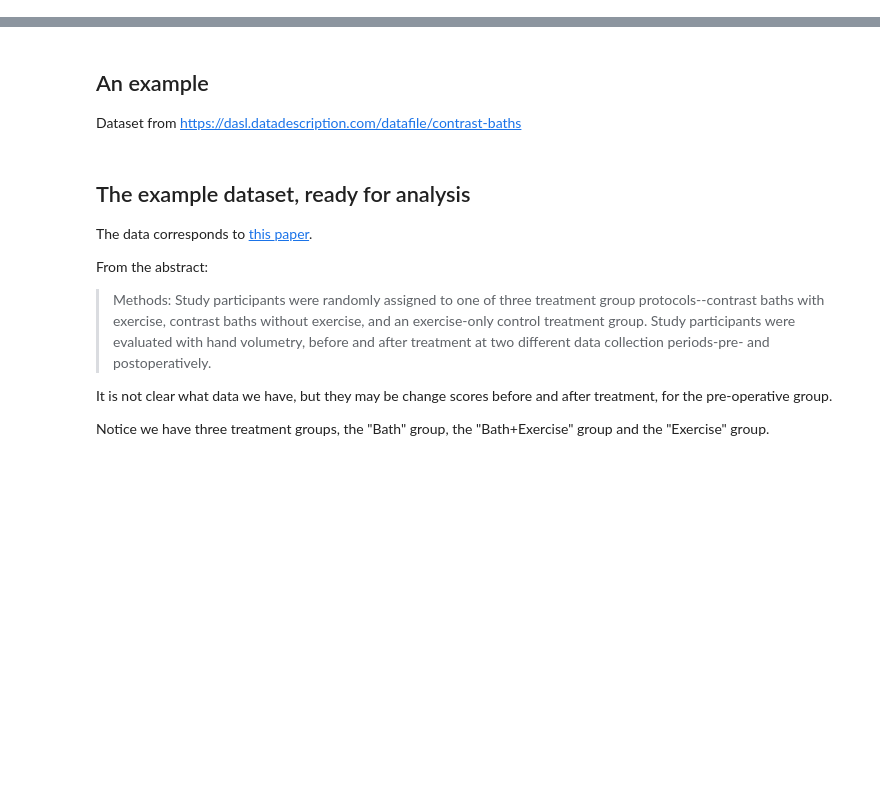
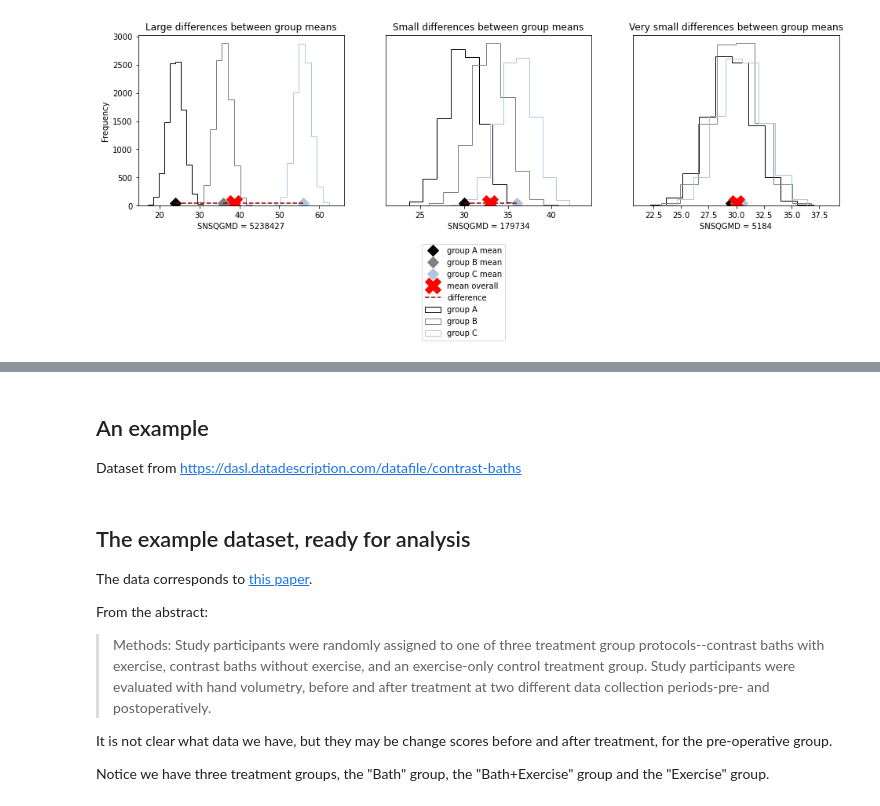
Before and after one commit to matthew-brett/some-tutorials, a Jupyter notebook: oneway/one_way_anova.ipynb, the cells around one changed output, grey strips where cells are left out. Drawn from its saved outputs; the diff is of its cells as text; code cells hidden in the pictures; blank space fills up the shorter version.

```diff
--- a/oneway/one_way_anova.ipynb
+++ b/oneway/one_way_anova.ipynb
@@ -67,0 +80,89 @@ the random distribution.
+# %%
+# HIDDEN CELL
+
+# a function to compute SNSQGMD
+def SNSQGMD(a,b,c):
+
+    n_a = len(a)
+    n_b = len(b)
+    n_c = len(c)
+
+    mean_a = a.mean()
+    mean_b = b.mean()
+    mean_c = c.mean()
+
+    all_together = np.concatenate((a,b,c))
+    overall_mean = all_together.mean()
+
+    SNSQGMD = np.sum([(mean_a - overall_mean)**2*n_a, (mean_b - overall_mean)**2*n_b, (mean_c - overall_mean)**2*n_c])
+
+    return SNSQGMD.astype('int')
+
+# plotting three scenarios (large difference between group means, small difference between group means and very small difference)
+size = 10000
+group_a = np.random.normal(24, 2, size)
+group_b = np.random.normal(36, 2, size)
+group_c = np.random.normal(56, 2, size)
+all_groups = np.concatenate((group_a, group_b, group_c))
+groups =[group_a, group_b, group_c]
+
+# a colour palette
+colours = ['black', 'grey', 'lightsteelblue']
+
+# list of group names
+abc = ['A', 'B', 'C']
+
+# the height of the mean markers
+marker_height = 50
+
+plt.figure(figsize = (16, 4))
+plt.subplot(1,3,1)
+
+for i in np.arange(3):
+    plt.hist(groups[i], color = colours[i], histtype = 'step',
+             label = 'group '+str(abc[i]))
+    plt.plot(groups[i].mean(), marker_height ,  'D', color = colours[i], markersize = 10, label = 'group '+str(abc[i])+' mean')
+    plt.plot([groups[i].mean(), all_groups.mean()], [marker_height , marker_height ], '--', color = 'darkred')
+plt.plot(all_groups.mean(), marker_height , 'X', color = 'red', markersize = 20, label = 'mean overall')
+plt.plot([ ], [], '--', color = 'darkred', label = 'difference')
+plt.xlabel('SNSQGMD = '+str(SNSQGMD(group_a, group_b, group_c)))
+plt.ylabel('Frequency')
+plt.title('Large differences between group means')
+plt.legend(bbox_to_anchor = (1.8, -0.2))
+
+# second subplot, small difference
+group_a_small = np.random.normal(30, 2, size)
+group_b_small = np.random.normal(33, 2, size)
+group_c_small = np.random.normal(36, 2, size)
+all_groups_small = np.concatenate((group_a_small, group_b_small, group_c_small))
+groups = [group_a_small, group_b_small, group_c_small]
+
+plt.subplot(1,3,2)
+for i in np.arange(3):
+    plt.hist(groups[i], color = colours[i], histtype = 'step')
+    plt.plot(groups[i].mean(), marker_height ,  'D', color = colours[i], markersize = 10)
+    plt.plot([groups[i].mean(), all_groups_small.mean()], [marker_height , marker_height ], '--', color = 'darkred')
+plt.plot(all_groups_small.mean(), marker_height , 'X', color = 'red', markersize = 20)
+plt.xlabel('SNSQGMD = '+str(SNSQGMD(group_a_small, group_b_small, group_c_small)))
+plt.title('Small differences between group means')
+plt.yticks([])
+
+# third subplot, very small difference
+group_a_null = np.random.normal(29.5, 2, size)
+group_b_null = np.random.normal(30, 2, size)
+group_c_null = np.random.normal(30.5, 2, size)
+all_groups_null = np.concatenate((group_a_null, group_b_null, group_c_null))
+groups = [group_a_null, group_b_null, group_c_null]
+
+plt.subplot(1,3,3)
+for i in np.arange(3):
+    plt.hist(groups[i], color = colours[i], histtype = 'step')
+    plt.plot(groups[i].mean(), marker_height ,  'D', color = colours[i], markersize = 10)
+    plt.plot([groups[i].mean(), all_groups_null.mean()], [marker_height , marker_height ], '--', color = 'darkred')
+plt.plot(all_groups_null.mean(), marker_height , 'X', color = 'red', markersize = 20)
+plt.xlabel('SNSQGMD = '+str(SNSQGMD(group_a_null, group_b_null, group_c_null)))
+plt.title('Very small differences between group means')
+plt.yticks([])
+plt.show()
+# %% [output]
+[figure, added]
```
Also changed, not shown: parts of 18 cells of this notebook, 1 other file.
